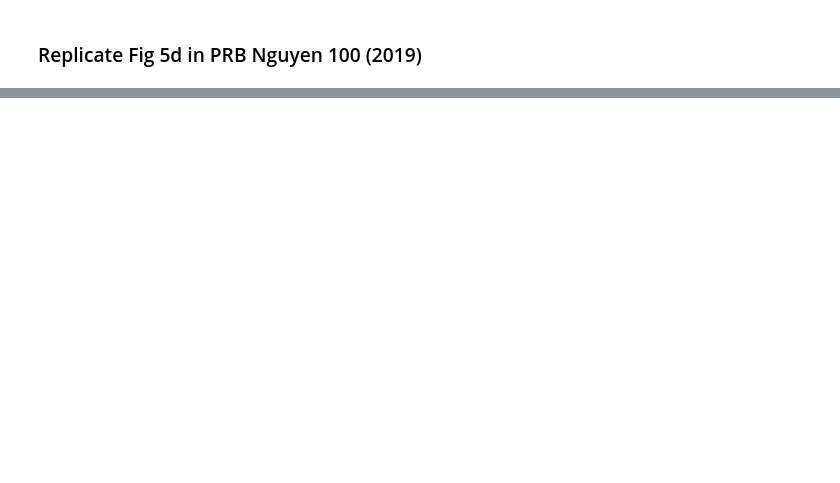
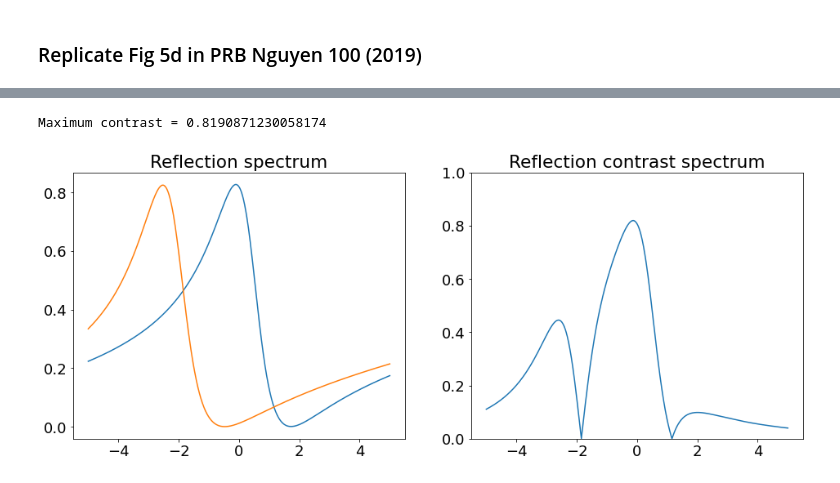
Before and after one commit to huanyanqi/siv-cqed-model, a Jupyter notebook: CavityQED.ipynb, the cells around one changed output, grey strips where cells are left out. Saved outputs shown, nothing was run; the diff lists cells and outputs as text; code cells hidden in the pictures; blank space fills up the shorter version.

```diff
--- a/CavityQED.ipynb
+++ b/CavityQED.ipynb
@@ -184,0 +236,8 @@ plt.legend()
+# %%
+w_arr = np.linspace(-5, 5, 1000)
+delta = -0.5*33 # Will eventually be variable
+B = [0.17, 0., 0.] # Will eventually be variable
+plot_reflection_contrast(w_arr, B, delta)
+# %% [output]
+Maximum contrast = 0.8190871230058174
+[figure, added]
```
Also changed, not shown: parts of 8 cells of this notebook.
